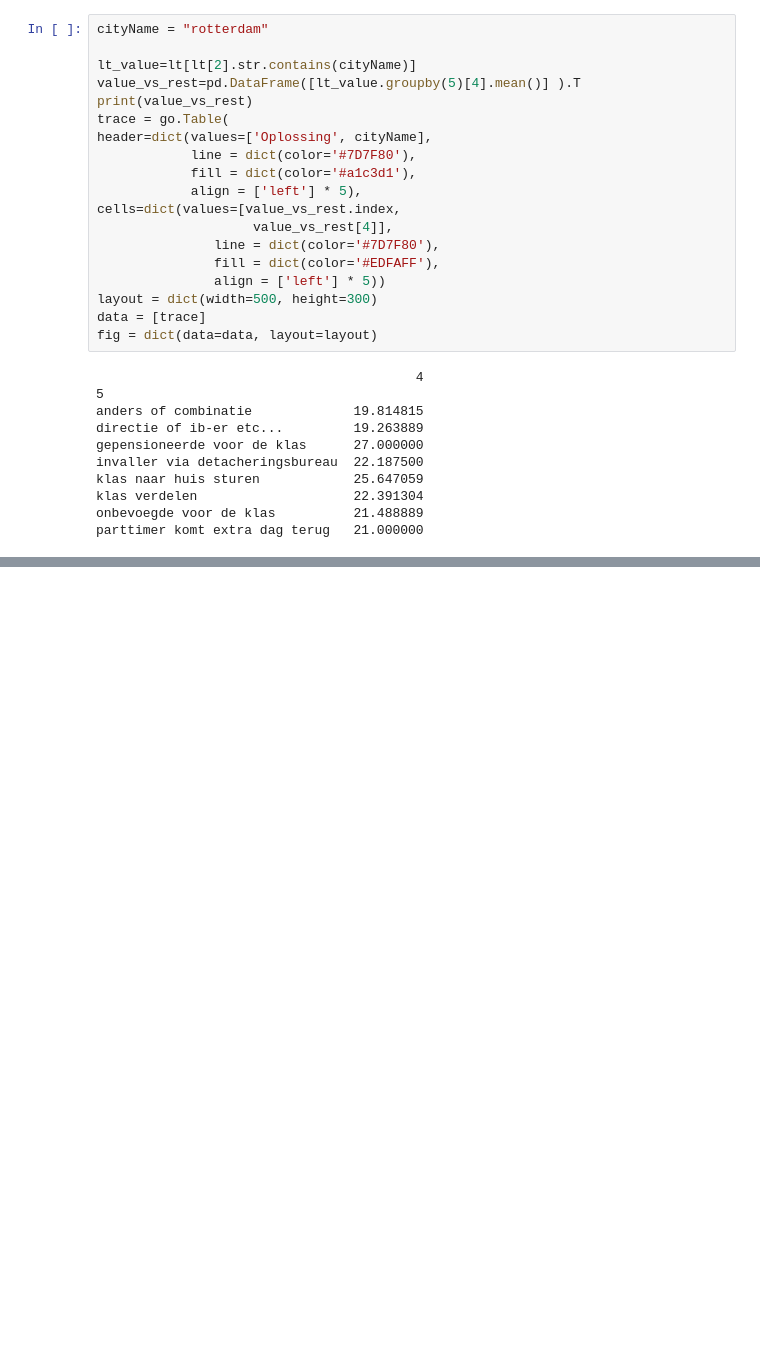
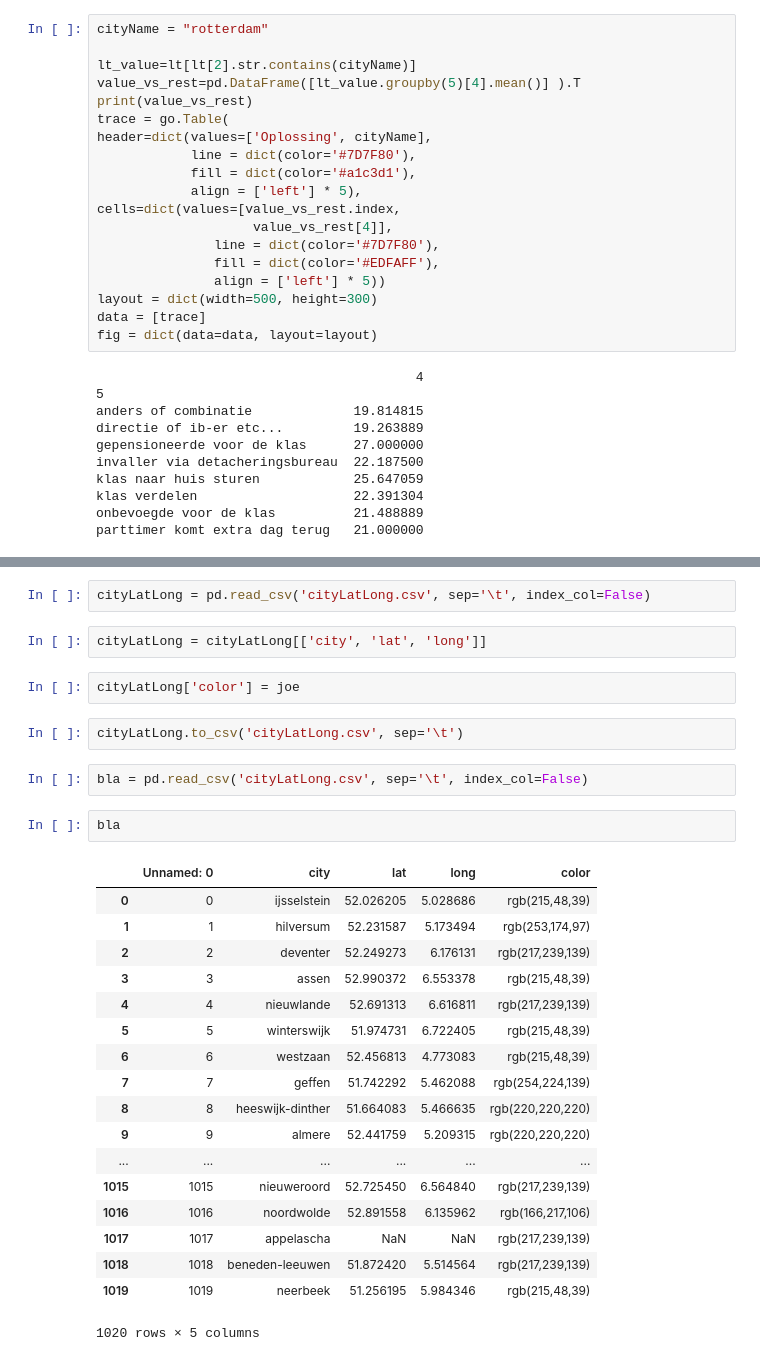
Before and after one commit to rgingnagel/school, a Jupyter notebook: OefenOpdrachtClean.ipynb, the cells around one changed output, grey strips where cells are left out. Drawn from its saved outputs; the diff is of its cells as text; blank space fills up the shorter version.

```diff
--- a/OefenOpdrachtClean.ipynb
+++ b/OefenOpdrachtClean.ipynb
@@ -547,0 +790,31 @@ parttimer komt extra dag terug   21.000000
+# %%
+cityLatLong = pd.read_csv('cityLatLong.csv', sep='\t', index_col=False)
+# %%
+cityLatLong = cityLatLong[['city', 'lat', 'long']]
+# %%
+cityLatLong['color'] = joe
+# %%
+cityLatLong.to_csv('cityLatLong.csv', sep='\t')
+# %%
+bla = pd.read_csv('cityLatLong.csv', sep='\t', index_col=False)
+# %%
+bla
+# %% [output]
+|  | Unnamed: 0 | city | lat | long | color |
+| 0 | 0 | ijsselstein | 52.026205 | 5.028686 | rgb(215,48,39) |
+| 1 | 1 | hilversum | 52.231587 | 5.173494 | rgb(253,174,97) |
+| 2 | 2 | deventer | 52.249273 | 6.176131 | rgb(217,239,139) |
+| 3 | 3 | assen | 52.990372 | 6.553378 | rgb(215,48,39) |
+| 4 | 4 | nieuwlande | 52.691313 | 6.616811 | rgb(217,239,139) |
+| 5 | 5 | winterswijk | 51.974731 | 6.722405 | rgb(215,48,39) |
+| 6 | 6 | westzaan | 52.456813 | 4.773083 | rgb(215,48,39) |
+| 7 | 7 | geffen | 51.742292 | 5.462088 | rgb(254,224,139) |
+| 8 | 8 | heeswijk-dinther | 51.664083 | 5.466635 | rgb(220,220,220) |
+| 9 | 9 | almere | 52.441759 | 5.209315 | rgb(220,220,220) |
+| ... | ... | ... | ... | ... | ... |
+| 1015 | 1015 | nieuweroord | 52.725450 | 6.564840 | rgb(217,239,139) |
+| 1016 | 1016 | noordwolde | 52.891558 | 6.135962 | rgb(166,217,106) |
+| 1017 | 1017 | appelascha | NaN | NaN | rgb(217,239,139) |
+| 1018 | 1018 | beneden-leeuwen | 51.872420 | 5.514564 | rgb(217,239,139) |
+| 1019 | 1019 | neerbeek | 51.256195 | 5.984346 | rgb(215,48,39) |
+1020 rows × 5 columns
```
Also changed, not shown: parts of 19 cells of this notebook, 4 other files.
